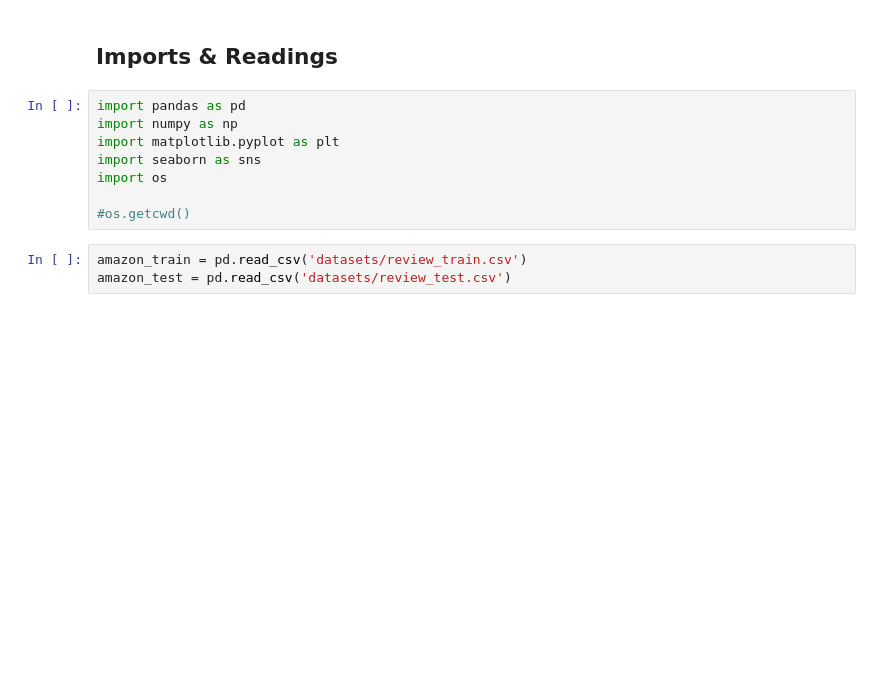
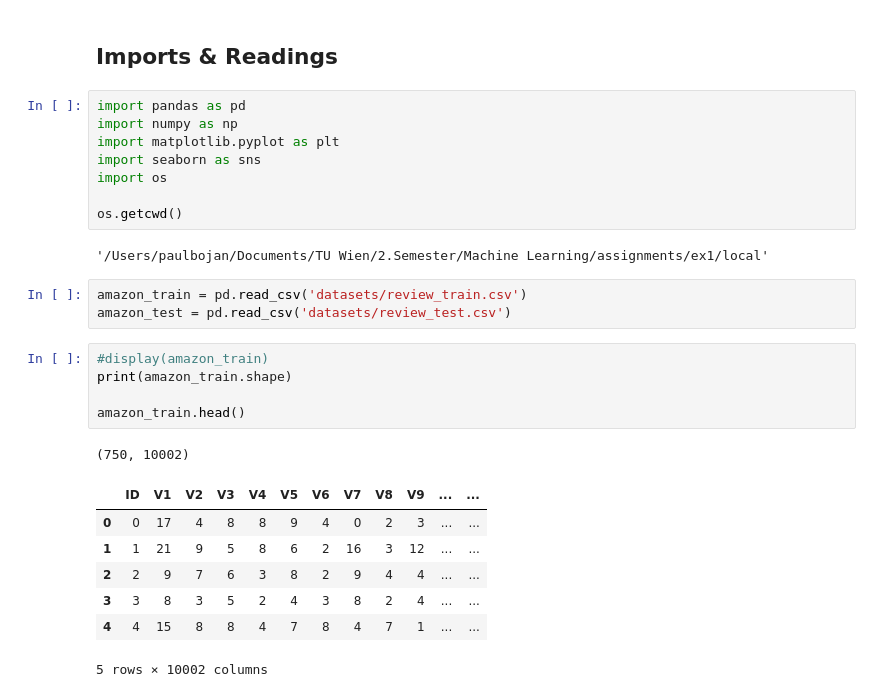
Before and after one commit to paulhoenes/ml_ss24, a Jupyter notebook: Amazon_reviews.ipynb, the cells around one changed output. Saved outputs shown, nothing was run; the diff lists cells and outputs as text; blank space fills up the shorter version.

```diff
--- a/Amazon_reviews.ipynb
+++ b/Amazon_reviews.ipynb
@@ -9,7 +9,23 @@ import matplotlib.pyplot as plt
 import seaborn as sns
 import os
 
-#os.getcwd()
+os.getcwd()
+# %% [output]
+'/Users/paulbojan/Documents/TU Wien/2.Semester/Machine Learning/assignments/ex1/local'
 # %%
 amazon_train = pd.read_csv('datasets/review_train.csv')
 amazon_test = pd.read_csv('datasets/review_test.csv')
+# %%
+#display(amazon_train)
+print(amazon_train.shape)
+
+amazon_train.head()
+# %% [output]
+(750, 10002)
+|  | ID | V1 | V2 | V3 | V4 | V5 | V6 | V7 | V8 | V9 | ... | ... |
+| 0 | 0 | 17 | 4 | 8 | 8 | 9 | 4 | 0 | 2 | 3 | ... | ... |
+| 1 | 1 | 21 | 9 | 5 | 8 | 6 | 2 | 16 | 3 | 12 | ... | ... |
+| 2 | 2 | 9 | 7 | 6 | 3 | 8 | 2 | 9 | 4 | 4 | ... | ... |
+| 3 | 3 | 8 | 3 | 5 | 2 | 4 | 3 | 8 | 2 | 4 | ... | ... |
+| 4 | 4 | 15 | 8 | 8 | 4 | 7 | 8 | 4 | 7 | 1 | ... | ... |
+5 rows × 10002 columns
```
Also changed, not shown: parts of 24 cells of this notebook.
